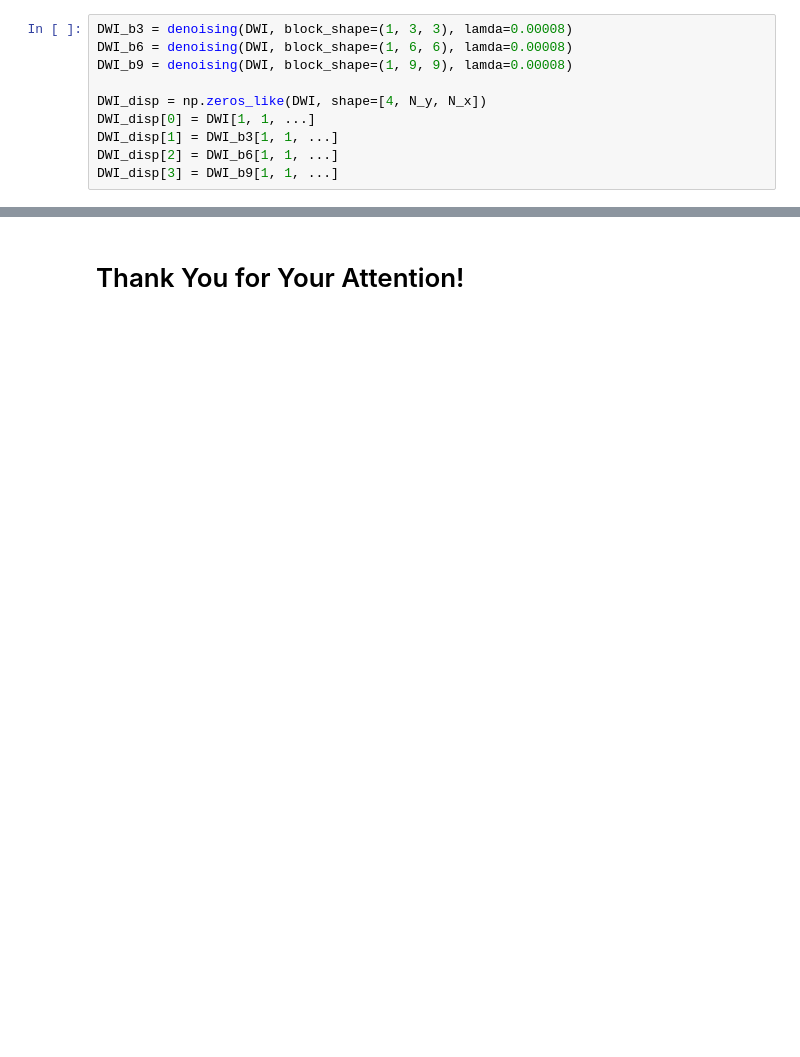
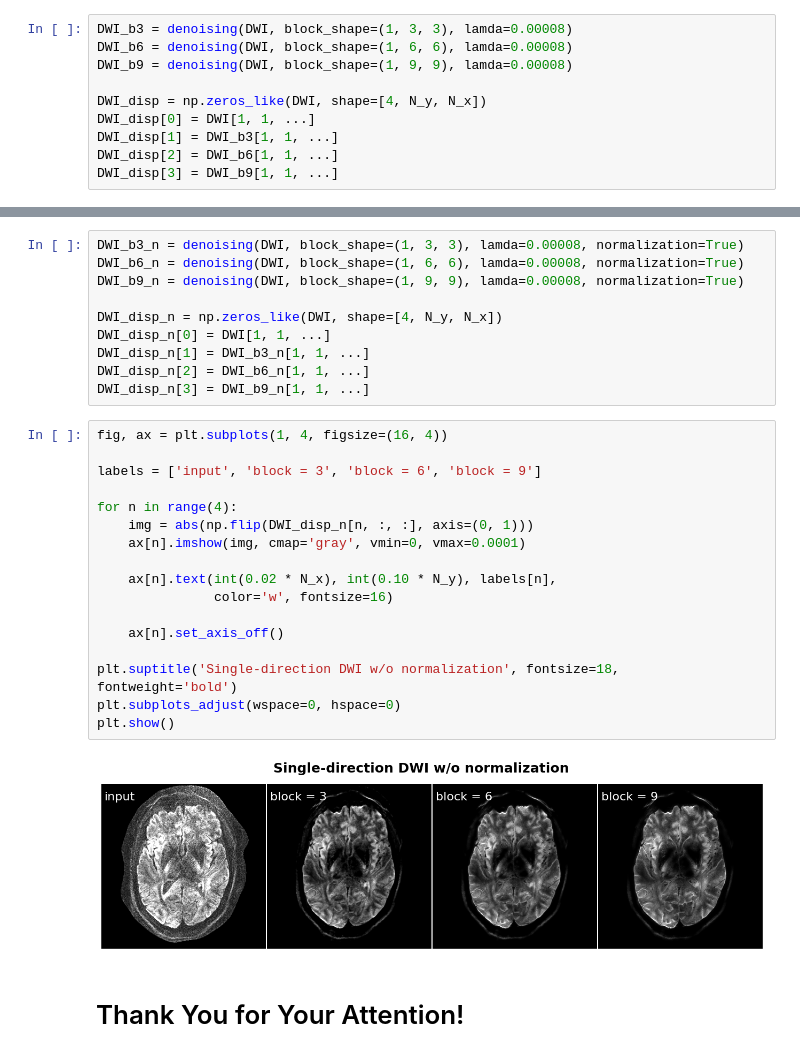
Before and after one commit to ZhengguoTan/NAViEPI, a Jupyter notebook: demo_llr.ipynb, the cells around one changed output, grey strips where cells are left out. Saved outputs shown, nothing was run; the diff lists cells and outputs as text; blank space fills up the shorter version.

```diff
--- a/demo_llr.ipynb
+++ b/demo_llr.ipynb
@@ -252,2 +270,31 @@ plt.show()
+# %%
+DWI_b3_n = denoising(DWI, block_shape=(1, 3, 3), lamda=0.00008, normalization=True)
+DWI_b6_n = denoising(DWI, block_shape=(1, 6, 6), lamda=0.00008, normalization=True)
+DWI_b9_n = denoising(DWI, block_shape=(1, 9, 9), lamda=0.00008, normalization=True)
+
+DWI_disp_n = np.zeros_like(DWI, shape=[4, N_y, N_x])
+DWI_disp_n[0] = DWI[1, 1, ...]
+DWI_disp_n[1] = DWI_b3_n[1, 1, ...]
+DWI_disp_n[2] = DWI_b6_n[1, 1, ...]
+DWI_disp_n[3] = DWI_b9_n[1, 1, ...]
+# %%
+fig, ax = plt.subplots(1, 4, figsize=(16, 4))
+
+labels = ['input', 'block = 3', 'block = 6', 'block = 9']
+
+for n in range(4):
+    img = abs(np.flip(DWI_disp_n[n, :, :], axis=(0, 1)))
+    ax[n].imshow(img, cmap='gray', vmin=0, vmax=0.0001)
+
+    ax[n].text(int(0.02 * N_x), int(0.10 * N_y), labels[n],
+               color='w', fontsize=16)
+
+    ax[n].set_axis_off()
+
+plt.suptitle('Single-direction DWI w/o normalization', fontsize=18, fontweight='bold')
+plt.subplots_adjust(wspace=0, hspace=0)
+plt.show()
+# %% [output]
+[figure, added]
 # %% [markdown]
 # Thank You for Your Attention!
```
Also changed, not shown: parts of 9 cells of this notebook.
